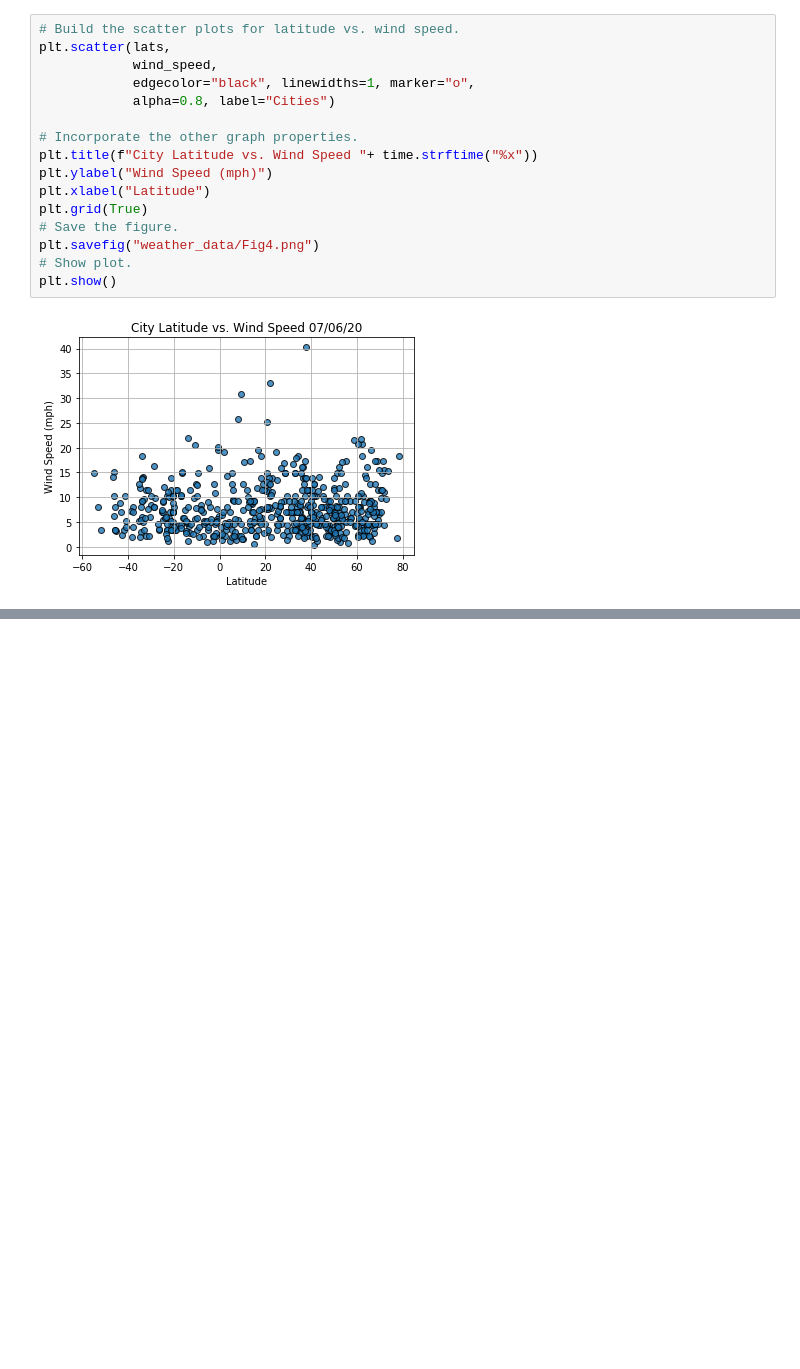
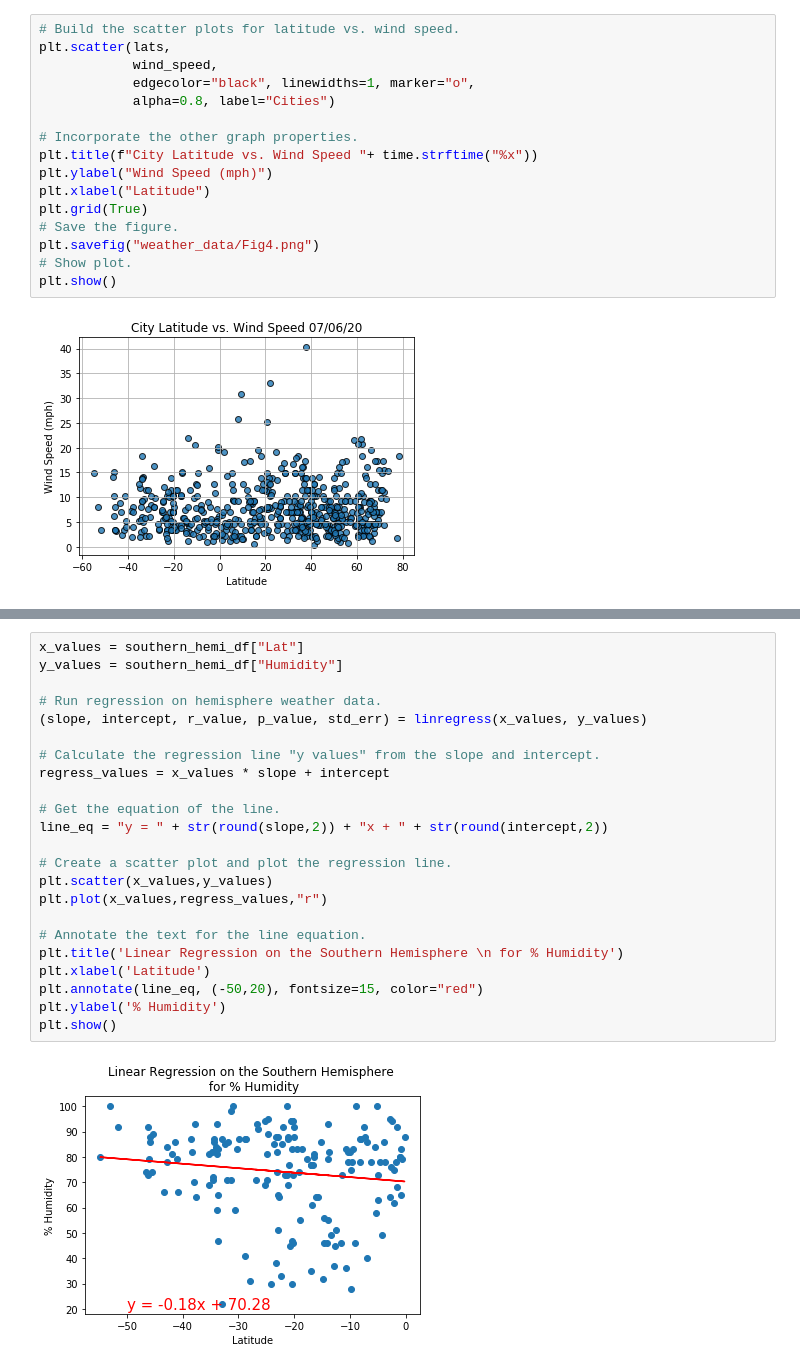
Before and after one commit to oshadiw/World_Weather_Analysis, a Jupyter notebook: WeatherPy.ipynb, the cells around one changed output, grey strips where cells are left out. Saved outputs shown, nothing was run; the diff lists cells and outputs as text; blank space fills up the shorter version.

```diff
--- a/WeatherPy.ipynb
+++ b/WeatherPy.ipynb
@@ -272,0 +391,25 @@ plt.show()
+# %%
+x_values = southern_hemi_df["Lat"]
+y_values = southern_hemi_df["Humidity"]
+
+# Run regression on hemisphere weather data.
+(slope, intercept, r_value, p_value, std_err) = linregress(x_values, y_values)
+
+# Calculate the regression line "y values" from the slope and intercept.
+regress_values = x_values * slope + intercept
+
+# Get the equation of the line.
+line_eq = "y = " + str(round(slope,2)) + "x + " + str(round(intercept,2))
+
+# Create a scatter plot and plot the regression line.
+plt.scatter(x_values,y_values)
+plt.plot(x_values,regress_values,"r")
+
+# Annotate the text for the line equation.
+plt.title('Linear Regression on the Southern Hemisphere \n for % Humidity')
+plt.xlabel('Latitude')
+plt.annotate(line_eq, (-50,20), fontsize=15, color="red")
+plt.ylabel('% Humidity')
+plt.show()
+# %% [output]
+[figure, added]
```
Also changed, not shown: parts of 11 cells of this notebook.
